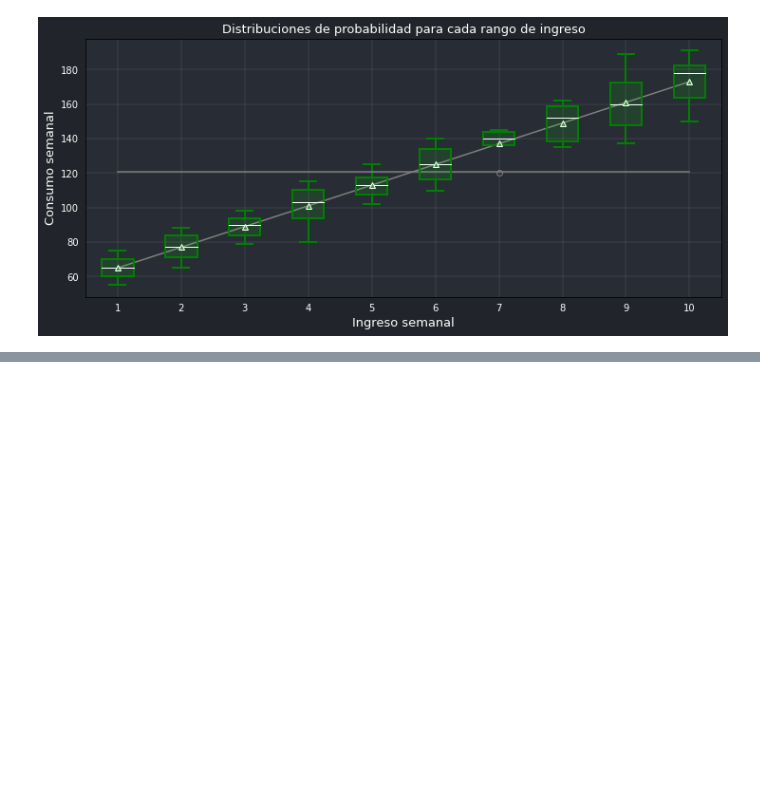
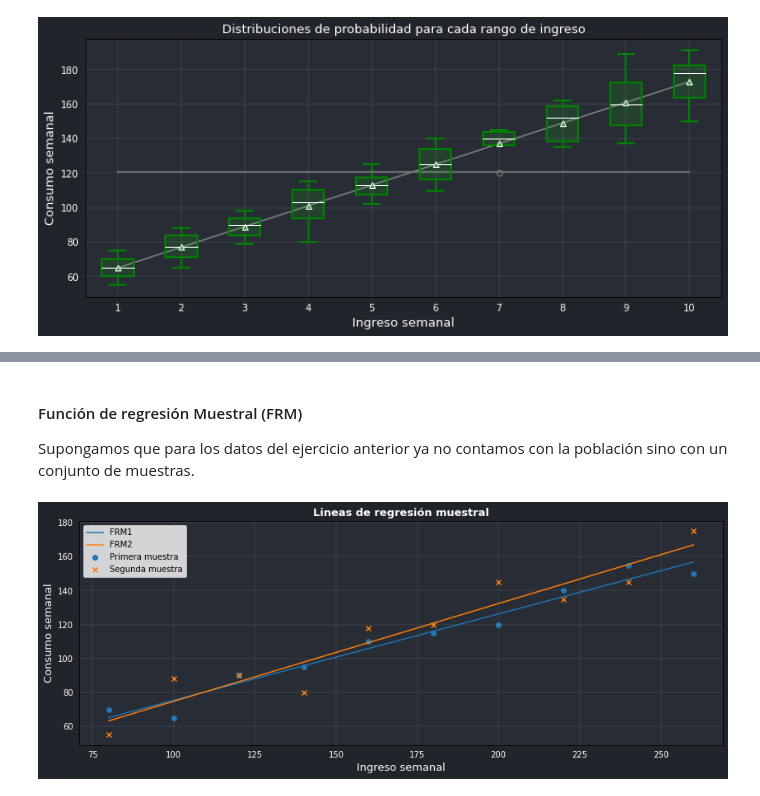
Before and after one commit to JuanFeA98/Economia, a Jupyter notebook: Econometría/01. Econometria I.ipynb, the cells around one changed output, grey strips where cells are left out. Saved outputs shown, nothing was run; the diff lists cells and outputs as text; code cells hidden in the pictures; blank space fills up the shorter version.

```diff
--- a/Econometría/01. Econometria I.ipynb
+++ b/Econometría/01. Econometria I.ipynb
@@ -224,0 +240,46 @@ $$Y_i = \beta_1 + \beta_2*X_i + u_i$$
+# %% [markdown]
+#### Función de regresión Muestral (FRM)
+
+Supongamos que para los datos del ejercicio anterior ya no contamos con la población sino con un conjunto de muestras.
+# %%
+m1 = pd.DataFrame({
+    'Y': [70, 65, 90, 95, 110, 115, 120, 140, 155, 150],
+    'X': [80, 100, 120, 140, 160, 180, 200, 220, 240, 260]
+})
+
+m2 = pd.DataFrame({
+    'Y': [55, 88, 90, 80, 118, 120, 145, 135, 145, 175],
+    'X': [80, 100, 120, 140, 160, 180, 200, 220, 240, 260]
+})
+# %%
+fig, ax = plt.subplots(figsize=(14, 5))
+plt.title('Lineas de regresión muestral', color='white', size=13, weight=1000)
+
+# Configuración de estolos
+fig.patch.set_facecolor('#21252b')
+ax.set_facecolor('#282c34')
+plt.grid(visible=True, linewidth=0.1, color='white')
+
+ax.tick_params(axis='x', which='both', colors='#21252b')
+ax.tick_params(axis='y', which='both', colors='#21252b')
+
+plt.xticks(color='white')
+plt.yticks(color='white')
+
+# Pintando nuestras gráficas
+m, b = np.polyfit(m1['X'], m1['Y'], 1)
+plt.plot(m1['X'], [m*i for i in m1['X'] ] + b, label='FRM1')
+plt.scatter(x=m1['X'], y=m1['Y'], label='Primera muestra', marker='o')
+
+m, b = np.polyfit(m2['X'], m2['Y'], 1)
+plt.plot(m2['X'], [m*i for i in m2['X']] + b, label='FRM2')
+plt.scatter(x=m2['X'], y=m2['Y'], label='Segunda muestra', marker='x')
+
+plt.xlabel('Ingreso semanal', color='white', size=13)
+plt.ylabel('Consumo semanal', color='white', size=13)
+
+plt.legend()
+
+plt.show()
+# %% [output]
+[figure, added]
```
Also changed, not shown: parts of 7 cells of this notebook.
